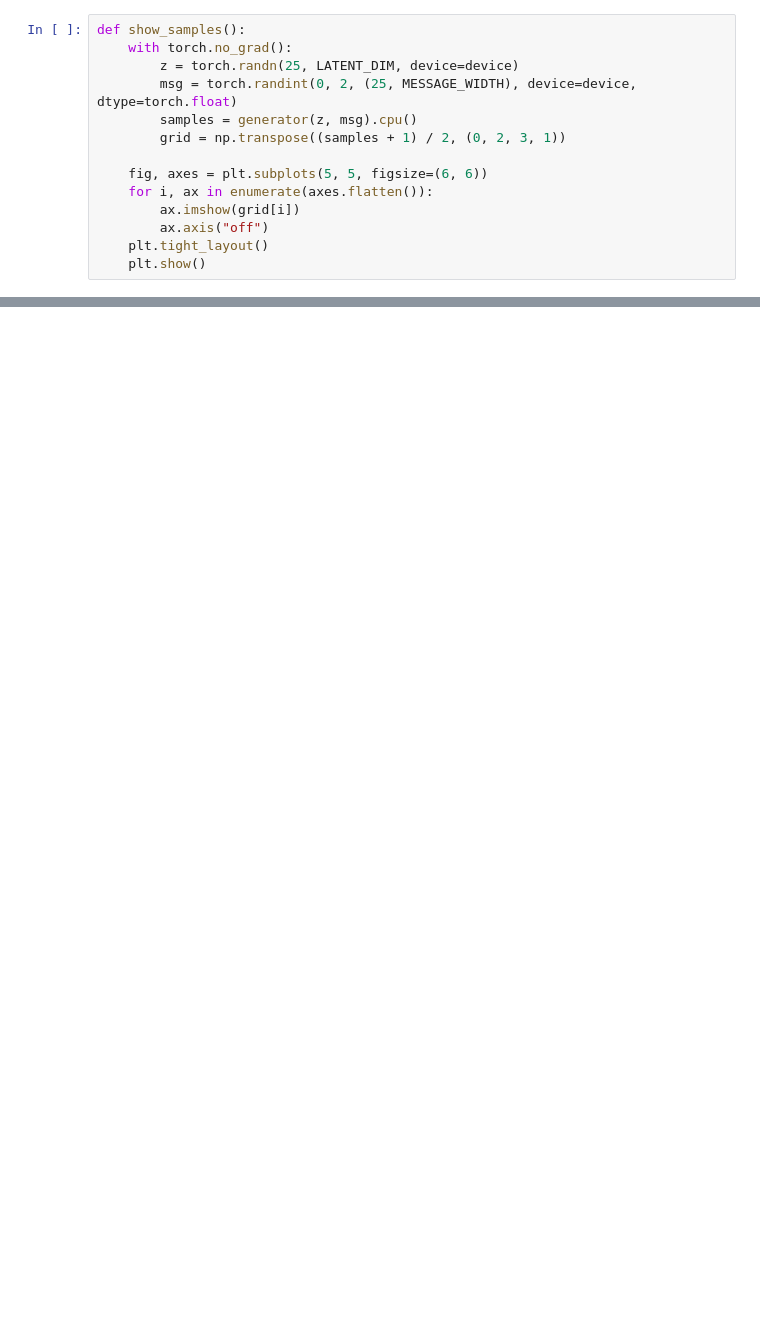
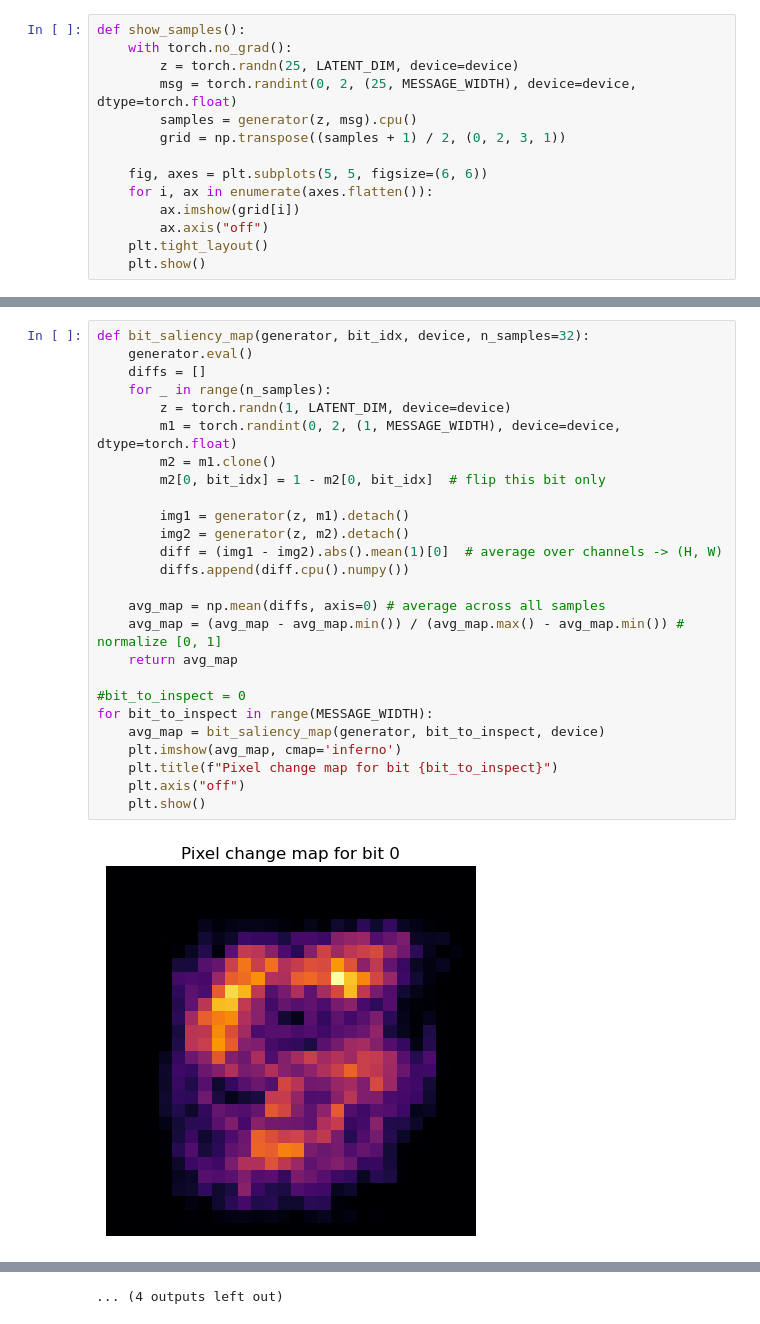
Before and after one commit to jameel-maayah/invisiGAN, a Jupyter notebook: train.ipynb, the cells around one changed output, grey strips where cells are left out. Drawn from its saved outputs; the diff is of its cells as text; blank space fills up the shorter version.

```diff
--- a/train.ipynb
+++ b/train.ipynb
@@ -380,0 +490,28 @@ Decoded ASCII message (JPEG):
+# %%
+def bit_saliency_map(generator, bit_idx, device, n_samples=32):
+    generator.eval()
+    diffs = []
+    for _ in range(n_samples):
+        z = torch.randn(1, LATENT_DIM, device=device)
+        m1 = torch.randint(0, 2, (1, MESSAGE_WIDTH), device=device, dtype=torch.float)
+        m2 = m1.clone()
+        m2[0, bit_idx] = 1 - m2[0, bit_idx]  # flip this bit only
+
+        img1 = generator(z, m1).detach()
+        img2 = generator(z, m2).detach()
+        diff = (img1 - img2).abs().mean(1)[0]  # average over channels -> (H, W)
+        diffs.append(diff.cpu().numpy())
+
+    avg_map = np.mean(diffs, axis=0) # average across all samples
+    avg_map = (avg_map - avg_map.min()) / (avg_map.max() - avg_map.min()) # normalize [0, 1]
+    return avg_map
+
+#bit_to_inspect = 0
+for bit_to_inspect in range(MESSAGE_WIDTH):
+    avg_map = bit_saliency_map(generator, bit_to_inspect, device)
+    plt.imshow(avg_map, cmap='inferno')
+    plt.title(f"Pixel change map for bit {bit_to_inspect}")
+    plt.axis("off")
+    plt.show()
+# %% [output]
+[figure, added]
@@ -380,0 +529 @@ Decoded ASCII message (JPEG):
+... (4 outputs left out)
```
Also changed, not shown: parts of 33 cells of this notebook.
